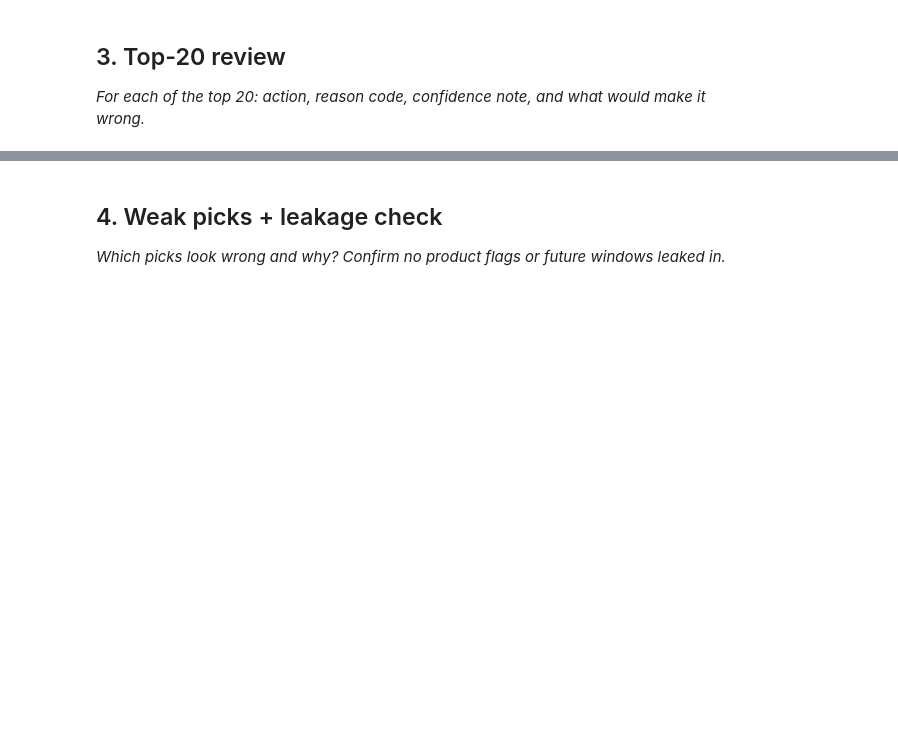
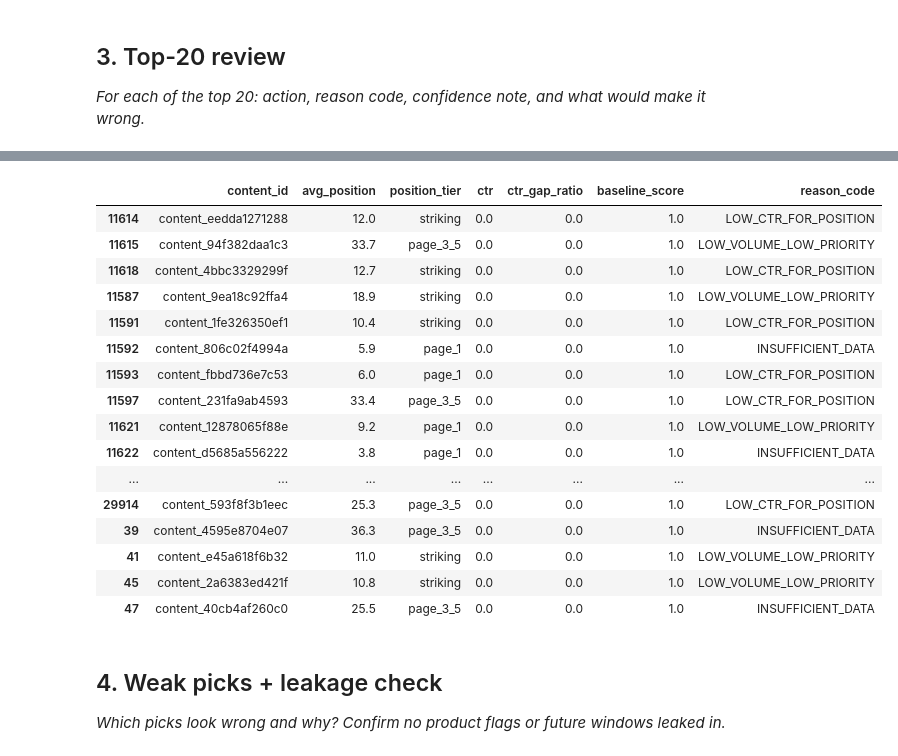
Before and after one commit to jayanthGowda1718/ml-internship-work, a Jupyter notebook: work/notebooks/w04_baseline_score.ipynb, the cells around one changed output, grey strips where cells are left out. Saved outputs shown, nothing was run; the diff lists cells and outputs as text; code cells hidden in the pictures; blank space fills up the shorter version.

```diff
--- a/work/notebooks/w04_baseline_score.ipynb
+++ b/work/notebooks/w04_baseline_score.ipynb
@@ -30,3 +100,24 @@ This skeleton is yours to fill. Work the sections **in order** — each one has
+# %%
+# Pull the actual top 20 to inspect
+queue.head(20)
+# %% [output]
+|  | content_id | avg_position | position_tier | ctr | ctr_gap_ratio | baseline_score | reason_code |
+| 11614 | content_eedda1271288 | 12.0 | striking | 0.0 | 0.0 | 1.0 | LOW_CTR_FOR_POSITION |
+| 11615 | content_94f382daa1c3 | 33.7 | page_3_5 | 0.0 | 0.0 | 1.0 | LOW_VOLUME_LOW_PRIORITY |
+| 11618 | content_4bbc3329299f | 12.7 | striking | 0.0 | 0.0 | 1.0 | LOW_CTR_FOR_POSITION |
+| 11587 | content_9ea18c92ffa4 | 18.9 | striking | 0.0 | 0.0 | 1.0 | LOW_VOLUME_LOW_PRIORITY |
+| 11591 | content_1fe326350ef1 | 10.4 | striking | 0.0 | 0.0 | 1.0 | LOW_CTR_FOR_POSITION |
+| 11592 | content_806c02f4994a | 5.9 | page_1 | 0.0 | 0.0 | 1.0 | INSUFFICIENT_DATA |
+| 11593 | content_fbbd736e7c53 | 6.0 | page_1 | 0.0 | 0.0 | 1.0 | LOW_CTR_FOR_POSITION |
+| 11597 | content_231fa9ab4593 | 33.4 | page_3_5 | 0.0 | 0.0 | 1.0 | LOW_CTR_FOR_POSITION |
+| 11621 | content_12878065f88e | 9.2 | page_1 | 0.0 | 0.0 | 1.0 | LOW_VOLUME_LOW_PRIORITY |
+| 11622 | content_d5685a556222 | 3.8 | page_1 | 0.0 | 0.0 | 1.0 | INSUFFICIENT_DATA |
+| ... | ... | ... | ... | ... | ... | ... | ... |
+| 29914 | content_593f8f3b1eec | 25.3 | page_3_5 | 0.0 | 0.0 | 1.0 | LOW_CTR_FOR_POSITION |
+| 39 | content_4595e8704e07 | 36.3 | page_3_5 | 0.0 | 0.0 | 1.0 | INSUFFICIENT_DATA |
+| 41 | content_e45a618f6b32 | 11.0 | striking | 0.0 | 0.0 | 1.0 | LOW_VOLUME_LOW_PRIORITY |
+| 45 | content_2a6383ed421f | 10.8 | striking | 0.0 | 0.0 | 1.0 | LOW_VOLUME_LOW_PRIORITY |
+| 47 | content_40cb4af260c0 | 25.5 | page_3_5 | 0.0 | 0.0 | 1.0 | INSUFFICIENT_DATA |
 # %% [markdown]
 ## 4. Weak picks + leakage check
 
```
Also changed, not shown: parts of 11 cells of this notebook.
